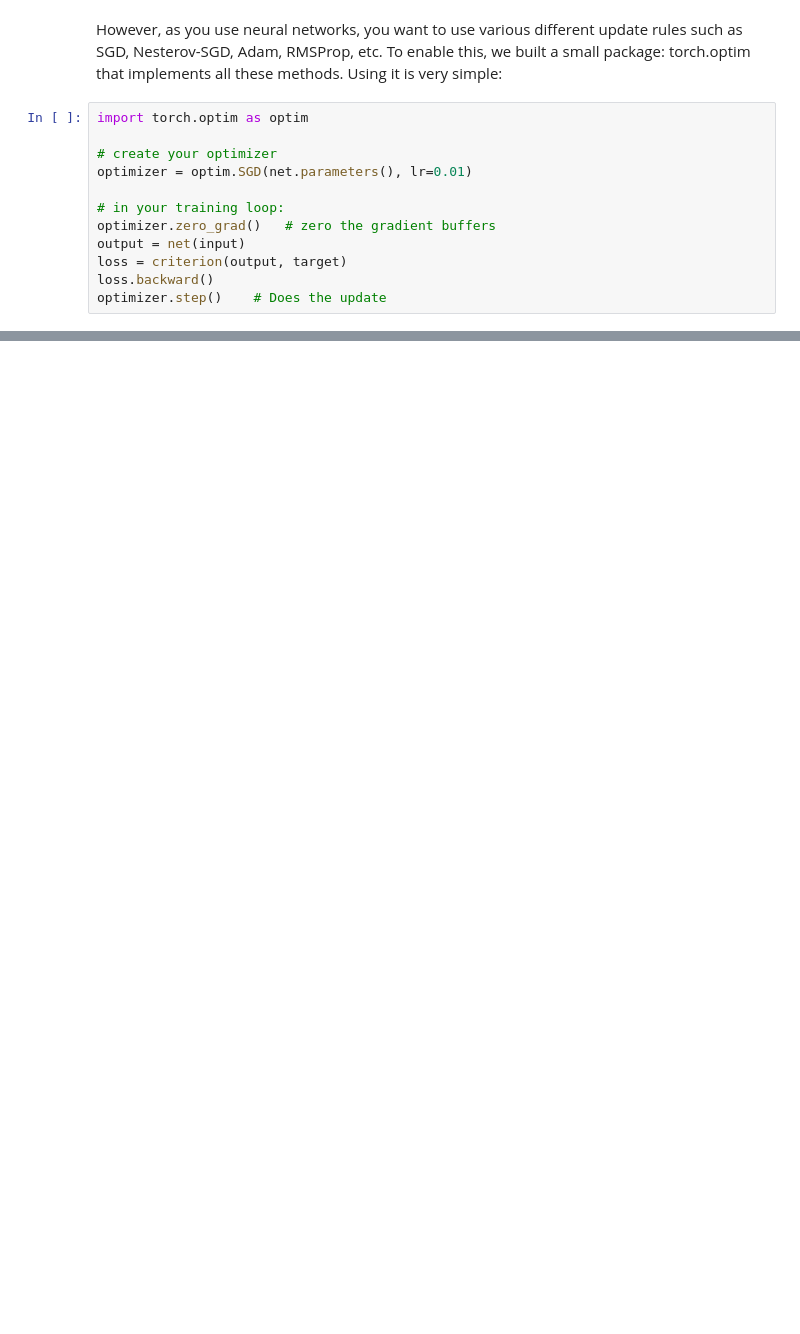
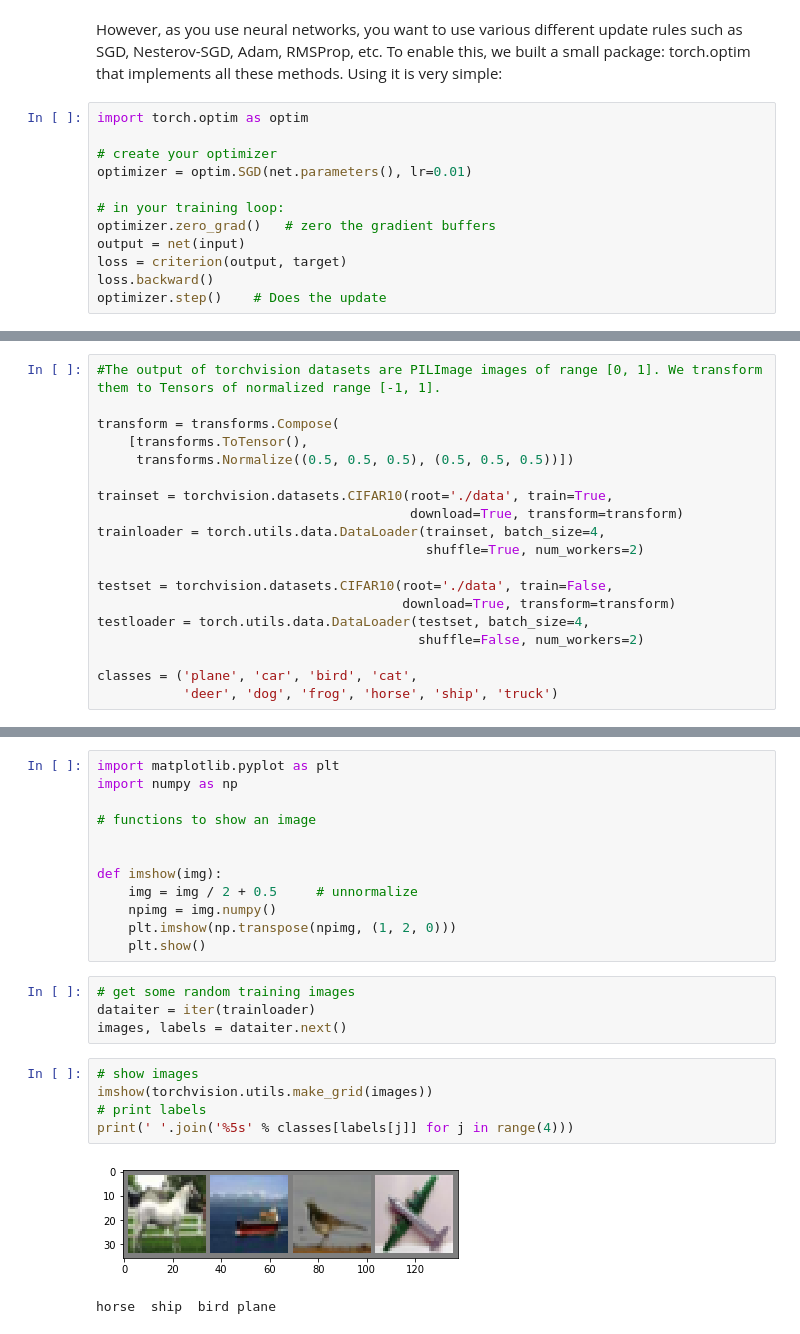
Before and after one commit to skyprince999/100-Days-Of-ML, a Jupyter notebook: Neural_Networks.ipynb, the cells around one changed output, grey strips where cells are left out. Saved outputs shown, nothing was run; the diff lists cells and outputs as text; blank space fills up the shorter version.

```diff
--- a/Neural_Networks.ipynb
+++ b/Neural_Networks.ipynb
@@ -144,0 +153,19 @@ optimizer.step()    # Does the update
+# %%
+#The output of torchvision datasets are PILImage images of range [0, 1]. We transform them to Tensors of normalized range [-1, 1].
+
+transform = transforms.Compose(
+    [transforms.ToTensor(),
+     transforms.Normalize((0.5, 0.5, 0.5), (0.5, 0.5, 0.5))])
+
+trainset = torchvision.datasets.CIFAR10(root='./data', train=True,
+                                        download=True, transform=transform)
+trainloader = torch.utils.data.DataLoader(trainset, batch_size=4,
+                                          shuffle=True, num_workers=2)
+
+testset = torchvision.datasets.CIFAR10(root='./data', train=False,
+                                       download=True, transform=transform)
+testloader = torch.utils.data.DataLoader(testset, batch_size=4,
+                                         shuffle=False, num_workers=2)
+
+classes = ('plane', 'car', 'bird', 'cat',
+           'deer', 'dog', 'frog', 'horse', 'ship', 'truck')
@@ -144,0 +182,24 @@ optimizer.step()    # Does the update
+# %%
+import matplotlib.pyplot as plt
+import numpy as np
+
+# functions to show an image
+
+
+def imshow(img):
+    img = img / 2 + 0.5     # unnormalize
+    npimg = img.numpy()
+    plt.imshow(np.transpose(npimg, (1, 2, 0)))
+    plt.show()
+# %%
+# get some random training images
+dataiter = iter(trainloader)
+images, labels = dataiter.next()
+# %%
+# show images
+imshow(torchvision.utils.make_grid(images))
+# print labels
+print(' '.join('%5s' % classes[labels[j]] for j in range(4)))
+# %% [output]
+[figure, added]
+horse  ship  bird plane
```
Also changed, not shown: parts of 23 cells of this notebook.
